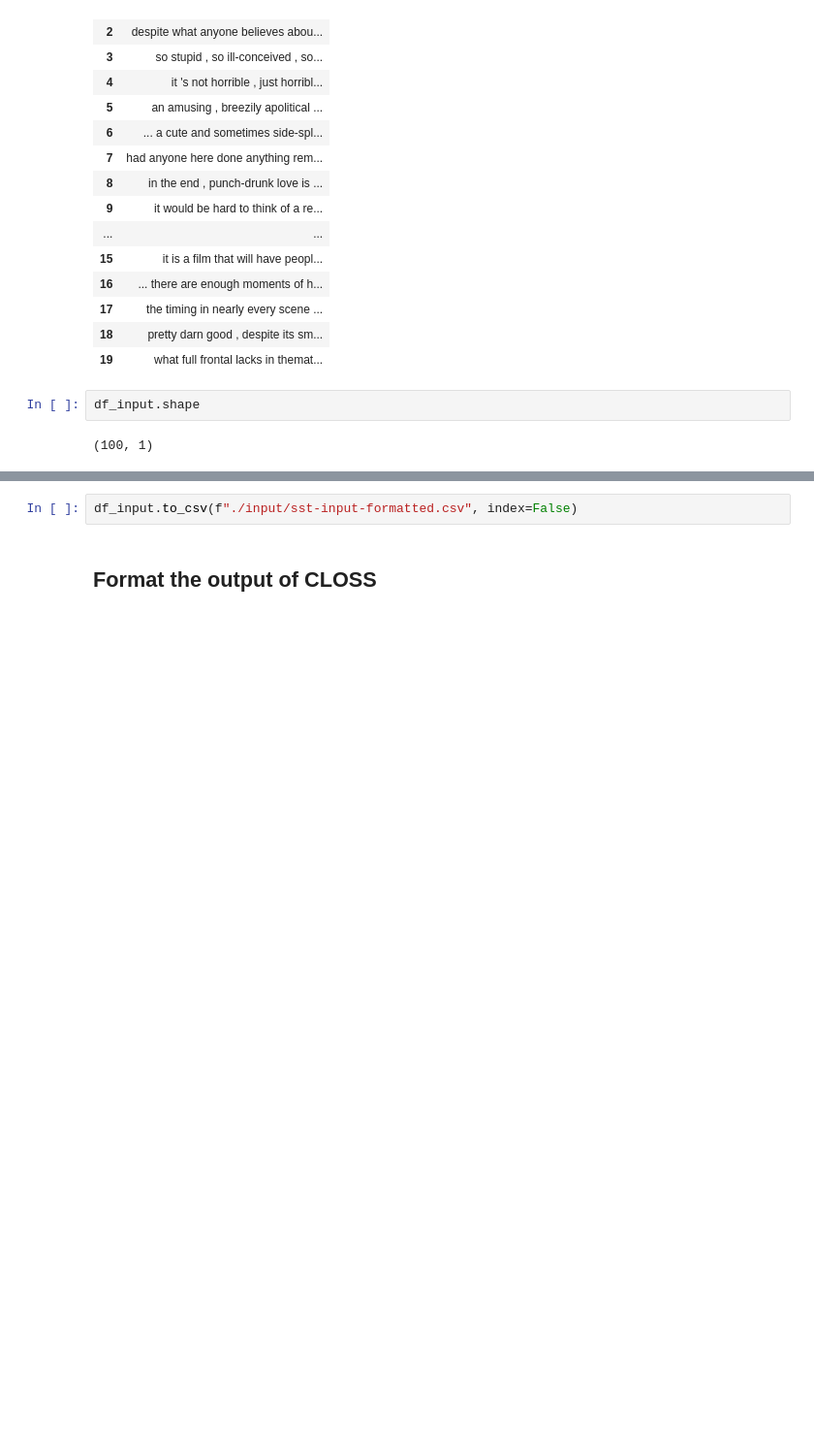
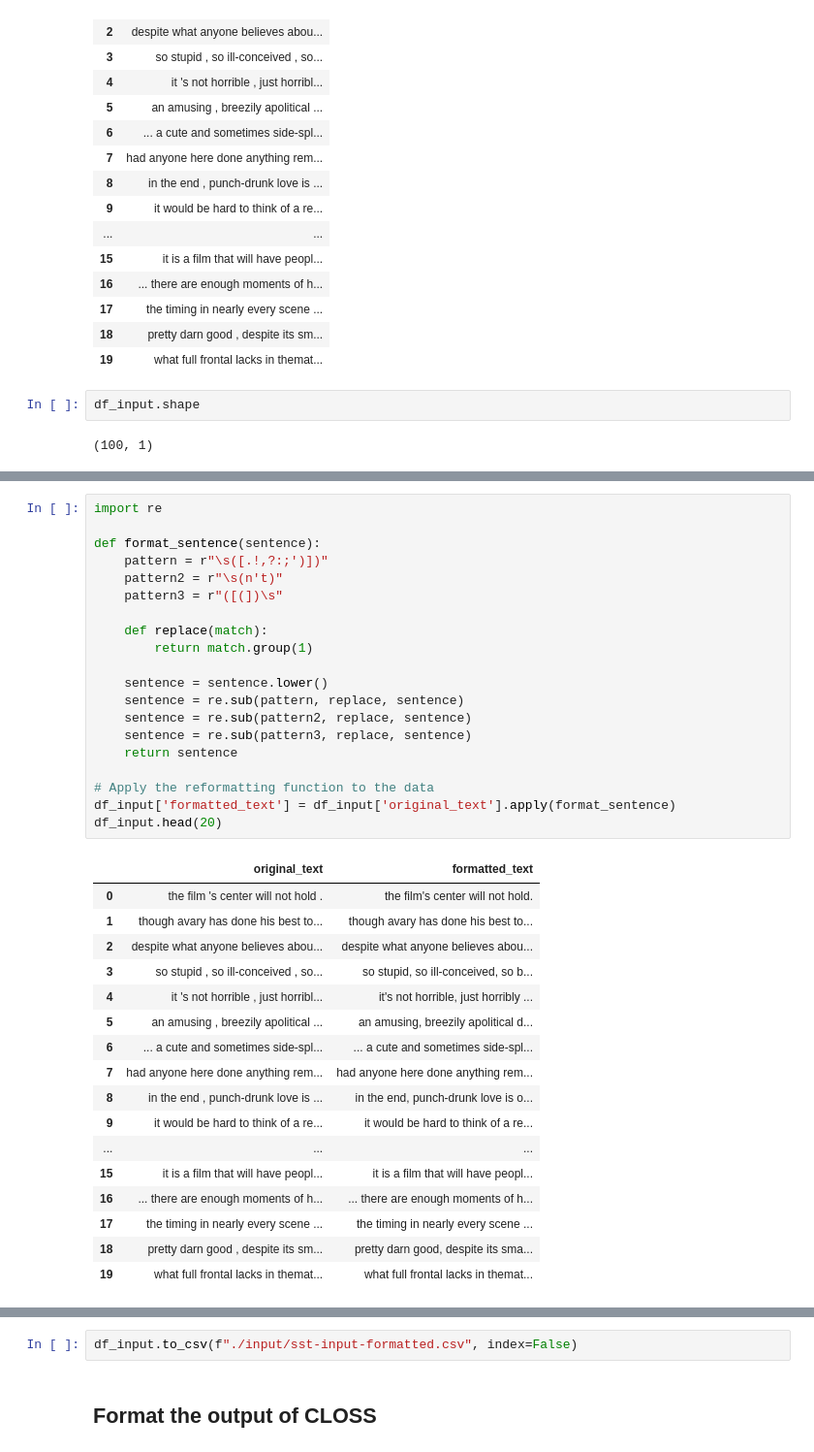
Before and after one commit to smcaleese/text-counterfactual-explanation-methods, a Jupyter notebook: format-input.ipynb, the cells around one changed output, grey strips where cells are left out. Shown: that part at 97% size. Saved outputs shown, nothing was run; the diff lists cells and outputs as text; blank space fills up the shorter version.

Commit message:
Added new string formatter and AG News dataset

```diff
--- a/format-input.ipynb
+++ b/format-input.ipynb
@@ -79,0 +33,38 @@ df_input.head(20)
+# %%
+import re
+
+def format_sentence(sentence):
+    pattern = r"\s([.!,?:;')])"
+    pattern2 = r"\s(n't)"
+    pattern3 = r"([(])\s"
+
+    def replace(match):
+        return match.group(1)
+
+    sentence = sentence.lower()
+    sentence = re.sub(pattern, replace, sentence)
+    sentence = re.sub(pattern2, replace, sentence)
+    sentence = re.sub(pattern3, replace, sentence)
+    return sentence
+
+# Apply the reformatting function to the data
+df_input['formatted_text'] = df_input['original_text'].apply(format_sentence)
+df_input.head(20)
+# %% [output]
+|  | original_text | formatted_text |
+| 0 | the film 's center will not hold . | the film's center will not hold. |
+| 1 | though avary has done his best to... | though avary has done his best to... |
+| 2 | despite what anyone believes abou... | despite what anyone believes abou... |
+| 3 | so stupid , so ill-conceived , so... | so stupid, so ill-conceived, so b... |
+| 4 | it 's not horrible , just horribl... | it's not horrible, just horribly ... |
+| 5 | an amusing , breezily apolitical ... | an amusing, breezily apolitical d... |
+| 6 | ... a cute and sometimes side-spl... | ... a cute and sometimes side-spl... |
+| 7 | had anyone here done anything rem... | had anyone here done anything rem... |
+| 8 | in the end , punch-drunk love is ... | in the end, punch-drunk love is o... |
+| 9 | it would be hard to think of a re... | it would be hard to think of a re... |
+| ... | ... | ... |
+| 15 | it is a film that will have peopl... | it is a film that will have peopl... |
+| 16 | ... there are enough moments of h... | ... there are enough moments of h... |
+| 17 | the timing in nearly every scene ... | the timing in nearly every scene ... |
+| 18 | pretty darn good , despite its sm... | pretty darn good, despite its sma... |
+| 19 | what full frontal lacks in themat... | what full frontal lacks in themat... |
```
Also changed, not shown: parts of 2 cells of this notebook, 9 other files.
